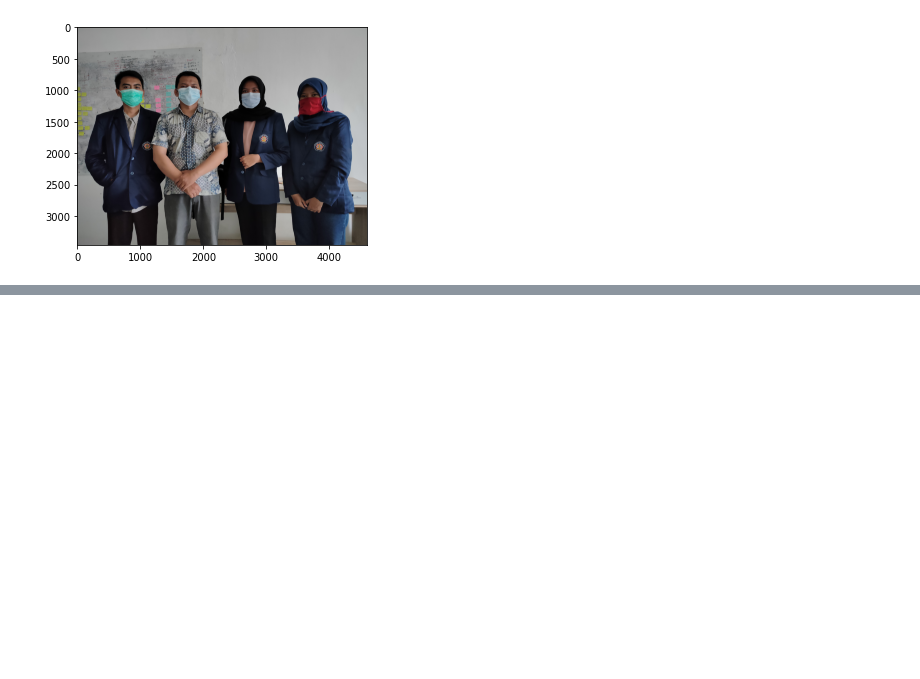
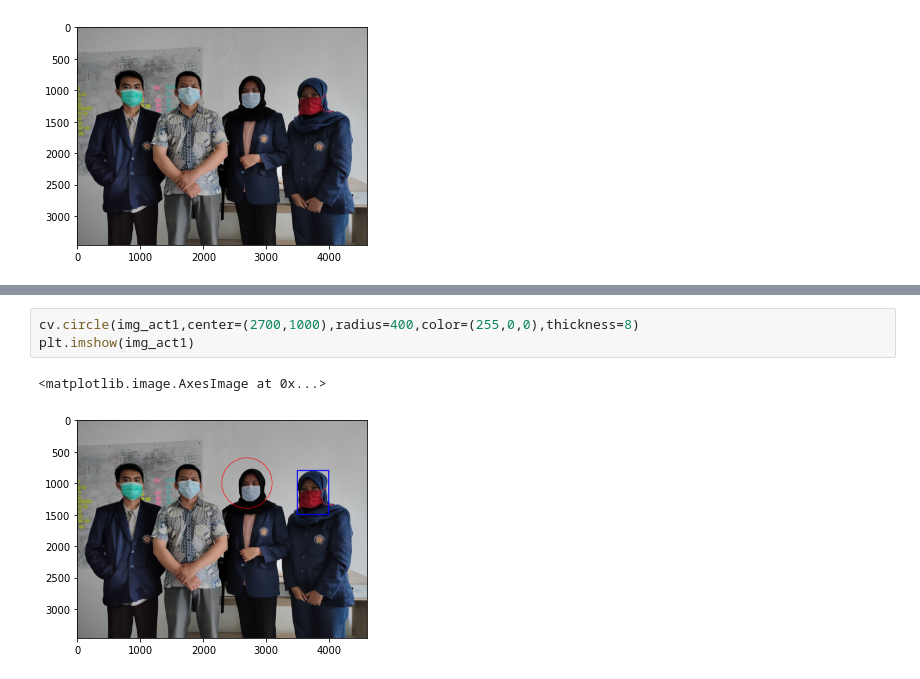
Before and after one commit to fidelatrstyni/PCVK_Genap_2021, a Jupyter notebook: Week2.ipynb, the cells around one changed output, grey strips where cells are left out. Saved outputs shown, nothing was run; the diff lists cells and outputs as text; blank space fills up the shorter version.

```diff
--- a/Week2.ipynb
+++ b/Week2.ipynb
@@ -155,0 +156,6 @@ plt.imshow(img_act1)
+# %%
+cv.circle(img_act1,center=(2700,1000),radius=400,color=(255,0,0),thickness=8)
+plt.imshow(img_act1)
+# %% [output]
+<matplotlib.image.AxesImage at 0x...>
+[figure, added]
```
Also changed, not shown: parts of 1 cell of this notebook.
